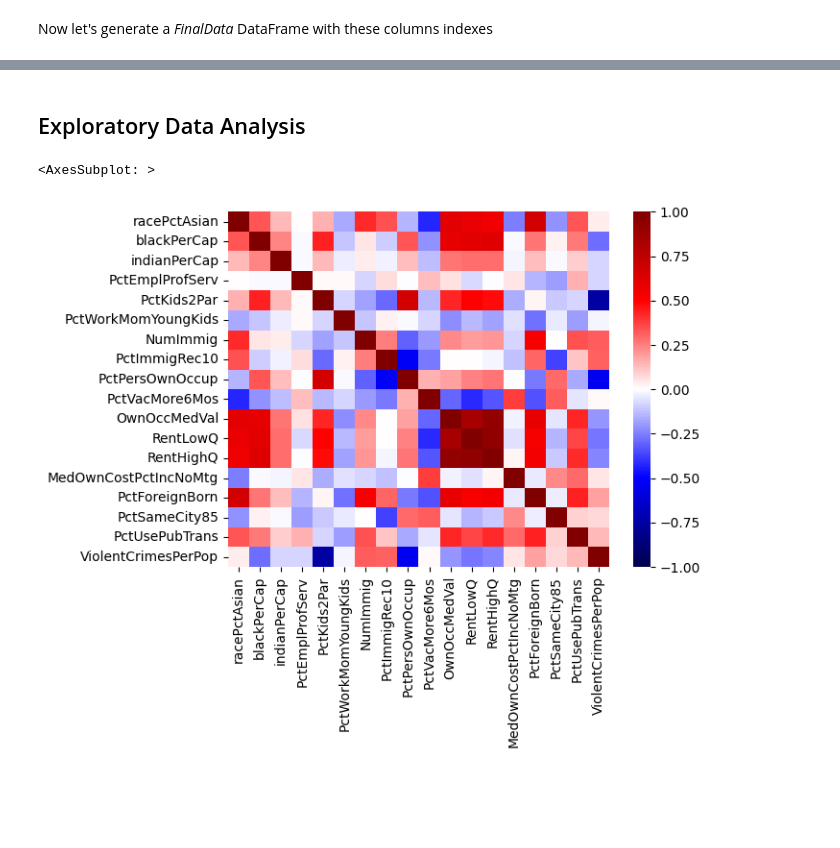
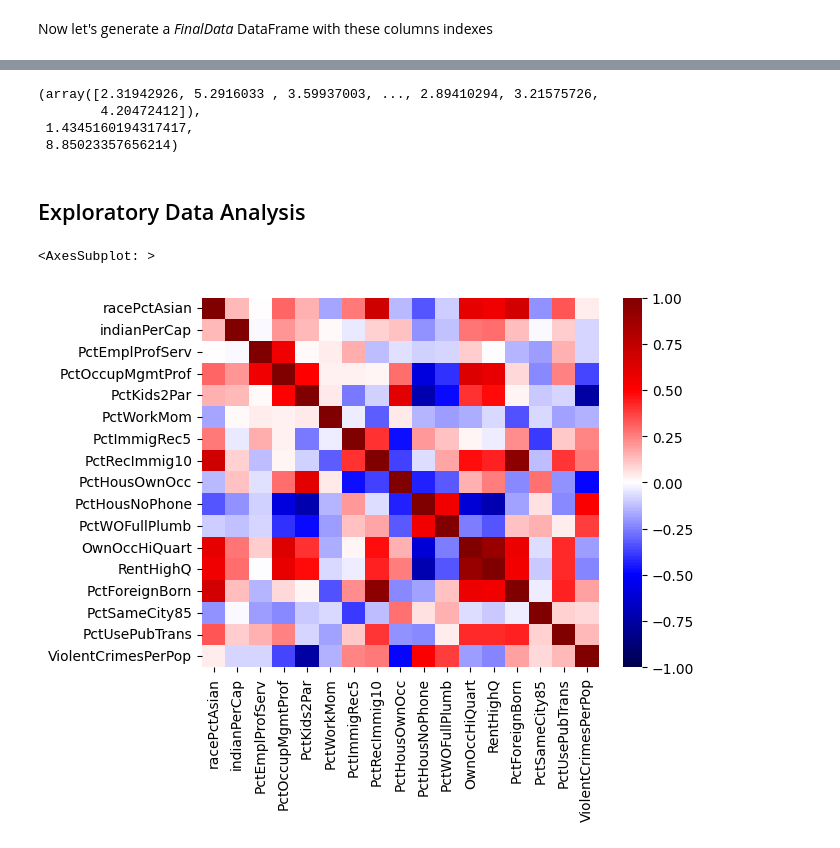
Before and after one commit to FedeSS99/Proyecto-Crystal-TEC, a Jupyter notebook: FinalProject.ipynb, the cells around one changed output, grey strips where cells are left out. Drawn from its saved outputs; the diff is of its cells as text; code cells hidden in the pictures; blank space fills up the shorter version.

```diff
--- a/FinalProject.ipynb
+++ b/FinalProject.ipynb
@@ -166,5 +168,2 @@ For the final DataFrame, we will also drop the _state_ and _fold_ columns since
 # %%
-NewData.drop(["state", "fold"], axis=1, inplace=True)
-
-print(NewData.info())
-NewData
+Data.drop(["state", "fold"], axis=1, inplace=True)
@@ -190,0 +175,9 @@ None
+# %%
+LogData = dict()
+for n, column in enumerate(Data.columns):
+    LogData[column] = np.log10( 1.0  + Data[column] - Data[column].min())
+
+Data = pd.DataFrame(LogData)
+
+print(Data.info())
+Data
@@ -255,7 +218,7 @@ The objective of applying this methodology is to identify and visualize the weig
 # %%
-N_variables = len(NewData.columns)
+N_variables = len(Data.columns)
 PCA_Data = PCA(n_components=N_variables)
-PCA_Data.fit(NewData)
+PCA_Data.fit(Data)
 # %% [output]
 PCA(n_components=101)
 # %%
@@ -315,12 +278,13 @@ Prior_VarComponents, len(Prior_VarComponents)
 Now let's generate a _FinalData_ DataFrame with these columns indexes
 # %%
 FinalData = dict()
-for index, column in enumerate(NewData.columns):
+for index, column in enumerate(Data.columns):
     if index in Prior_VarComponents:
-        FinalData[column] = NewData.loc[:, column].to_numpy()
+        FinalData[column] = Data.loc[:, column].to_numpy()
 
 FinalData = pd.DataFrame(FinalData)
-FinalData["ViolentCrimesPerPop"] = NewData.ViolentCrimesPerPop
+FinalData["ViolentCrimesPerPop"] = Data.ViolentCrimesPerPop
 
+print(FinalData.info())
 FinalData
 # %% [output]
@@ -364,0 +327,19 @@ LogData
+# %%
+# Getting mean vector and covariance matrix
+MeanVec = FinalData.mean(axis=0)
+InvCovMatrix = inv(FinalData.cov(ddof=0).to_numpy())
+
+# Computing Mahalanobis distance
+NumRows = len(FinalData.index)
+DataColumns = FinalData.columns
+
+MahaDistance = np.zeros(NumRows)
+for row in range(NumRows):
+    MahaDistance[row] = mahalanobis(FinalData.loc[row, DataColumns].to_numpy(), MeanVec, InvCovMatrix)
+
+MahaDistance, MahaDistance.min(), MahaDistance.max()
+# %% [output]
+(array([2.31942926, 5.2916033 , 3.59937003, ..., 2.89410294, 3.21575726,
+        4.20472412]),
+ 1.4345160194317417,
+ 8.85023357656214)
@@ -365,9 +348,9 @@ LogData
 # %% [markdown]
 ## Exploratory Data Analysis
 # %%
-CorrMap = LogData.corr()
+CorrMap = FinalData.corr()
 
 sns.heatmap(CorrMap, vmin=-1, vmax=1, cmap="seismic", annot=False)
 # %% [output]
 <AxesSubplot: >
-[figure, old version]
+[figure, new version]
```
Also changed, not shown: parts of 39 cells of this notebook, 1 other file.
